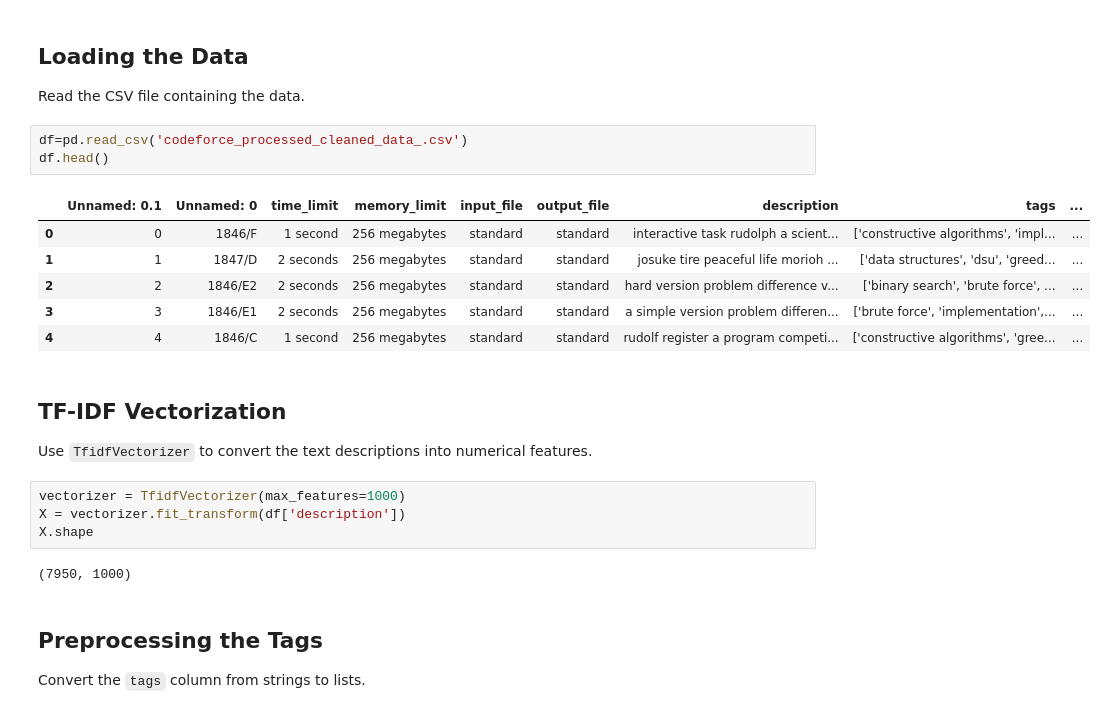
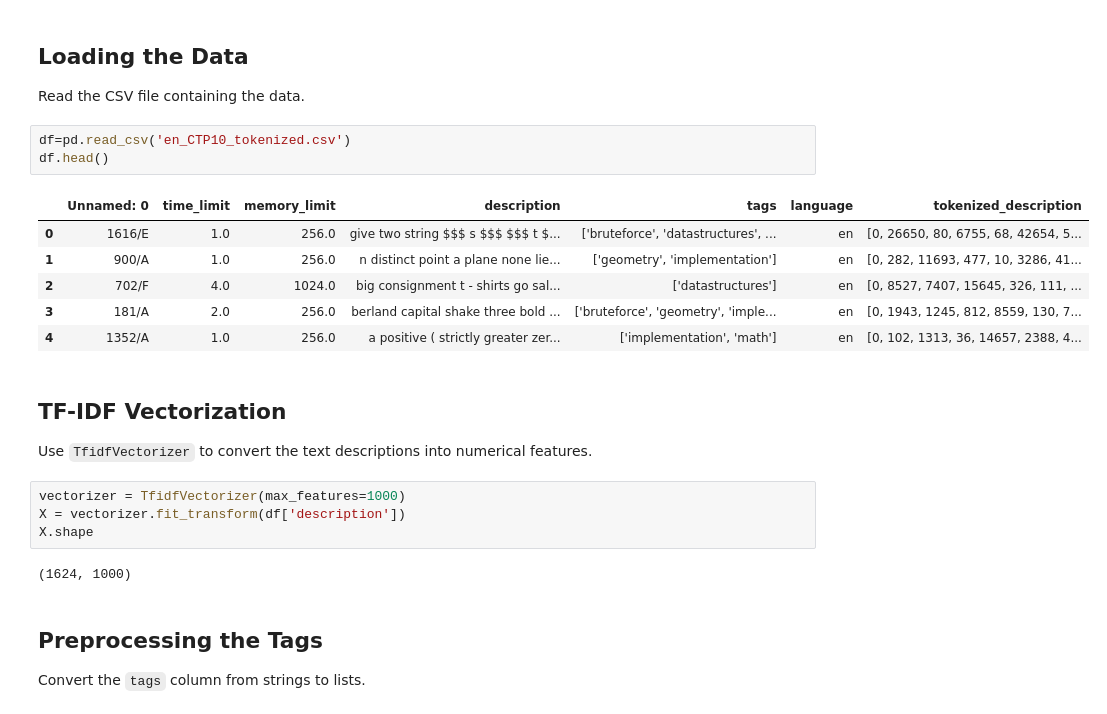
Before and after one commit to ARJ-Code/codeforce-tag-predictor, a Jupyter notebook: src/naive bayes model/naive-bayes-model.ipynb, the cells around one changed output. Saved outputs shown, nothing was run; the diff lists cells and outputs as text.

```diff
--- a/src/naive bayes model/naive-bayes-model.ipynb
+++ b/src/naive bayes model/naive-bayes-model.ipynb
@@ -18,15 +18,15 @@ from sklearn.metrics import accuracy_score, classification_report, confusion_mat
 ## Loading the Data
 Read the CSV file containing the data.
 # %%
-df=pd.read_csv('codeforce_processed_cleaned_data_.csv')
+df=pd.read_csv('en_CTP10_tokenized.csv')
 df.head()
 # %% [output]
-|  | Unnamed: 0.1 | Unnamed: 0 | time_limit | memory_limit | input_file | output_file | description | tags | ... |
-| 0 | 0 | 1846/F | 1 second | 256 megabytes | standard | standard | interactive task rudolph a scient... | ['constructive algorithms', 'impl... | ... |
-| 1 | 1 | 1847/D | 2 seconds | 256 megabytes | standard | standard | josuke tire peaceful life morioh ... | ['data structures', 'dsu', 'greed... | ... |
-| 2 | 2 | 1846/E2 | 2 seconds | 256 megabytes | standard | standard | hard version problem difference v... | ['binary search', 'brute force', ... | ... |
-| 3 | 3 | 1846/E1 | 2 seconds | 256 megabytes | standard | standard | a simple version problem differen... | ['brute force', 'implementation',... | ... |
-| 4 | 4 | 1846/C | 1 second | 256 megabytes | standard | standard | rudolf register a program competi... | ['constructive algorithms', 'gree... | ... |
+|  | Unnamed: 0 | time_limit | memory_limit | description | tags | language | tokenized_description |
+| 0 | 1616/E | 1.0 | 256.0 | give two string $$$ s $$$ $$$ t $... | ['bruteforce', 'datastructures', ... | en | [0, 26650, 80, 6755, 68, 42654, 5... |
+| 1 | 900/A | 1.0 | 256.0 | n distinct point a plane none lie... | ['geometry', 'implementation'] | en | [0, 282, 11693, 477, 10, 3286, 41... |
+| 2 | 702/F | 4.0 | 1024.0 | big consignment t - shirts go sal... | ['datastructures'] | en | [0, 8527, 7407, 15645, 326, 111, ... |
+| 3 | 181/A | 2.0 | 256.0 | berland capital shake three bold ... | ['bruteforce', 'geometry', 'imple... | en | [0, 1943, 1245, 812, 8559, 130, 7... |
+| 4 | 1352/A | 1.0 | 256.0 | a positive ( strictly greater zer... | ['implementation', 'math'] | en | [0, 102, 1313, 36, 14657, 2388, 4... |
 # %% [markdown]
 ## TF-IDF Vectorization
 Use `TfidfVectorizer` to convert the text descriptions into numerical features.
@@ -35,7 +35,7 @@ vectorizer = TfidfVectorizer(max_features=1000)
 X = vectorizer.fit_transform(df['description'])
 X.shape
 # %% [output]
-(7950, 1000)
+(1624, 1000)
 # %% [markdown]
 ## Preprocessing the Tags
 Convert the `tags` column from strings to lists.
```
Also changed, not shown: parts of 10 cells of this notebook.
